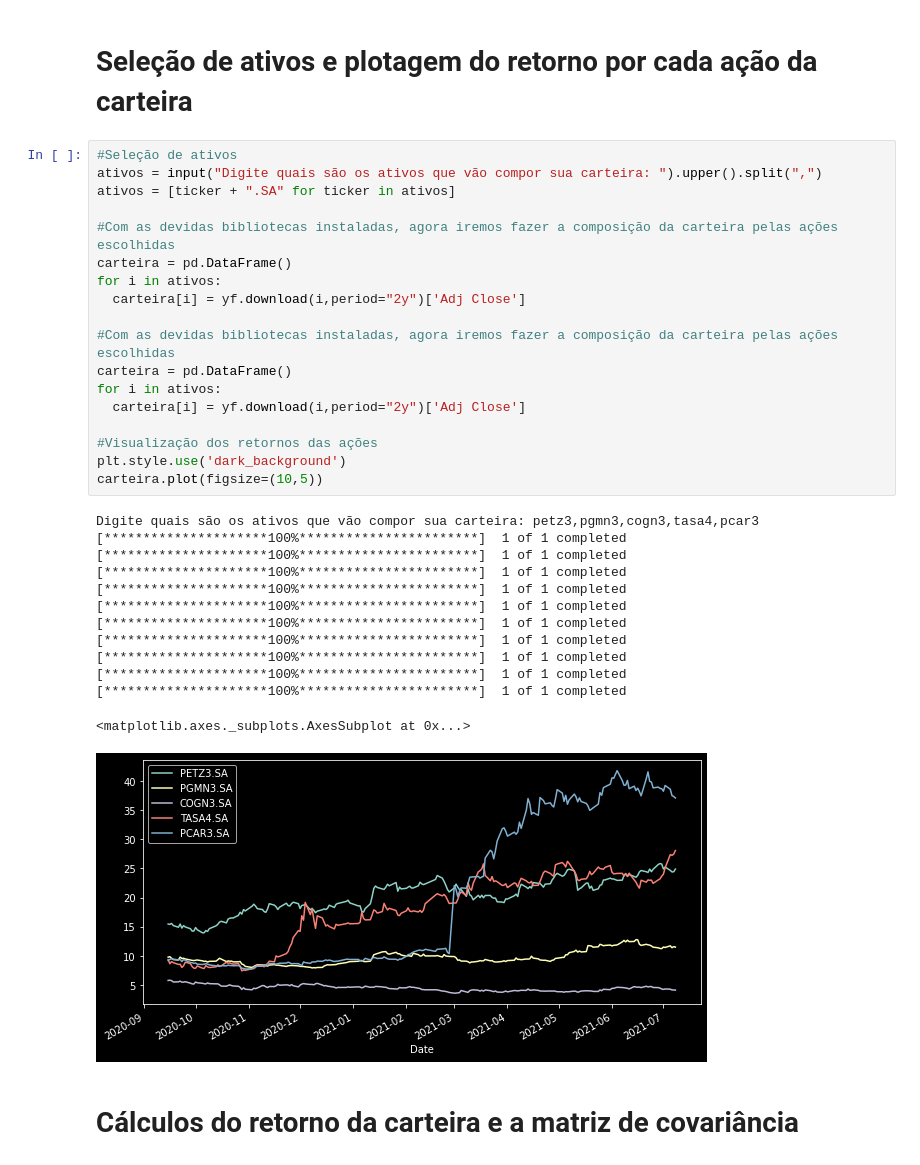
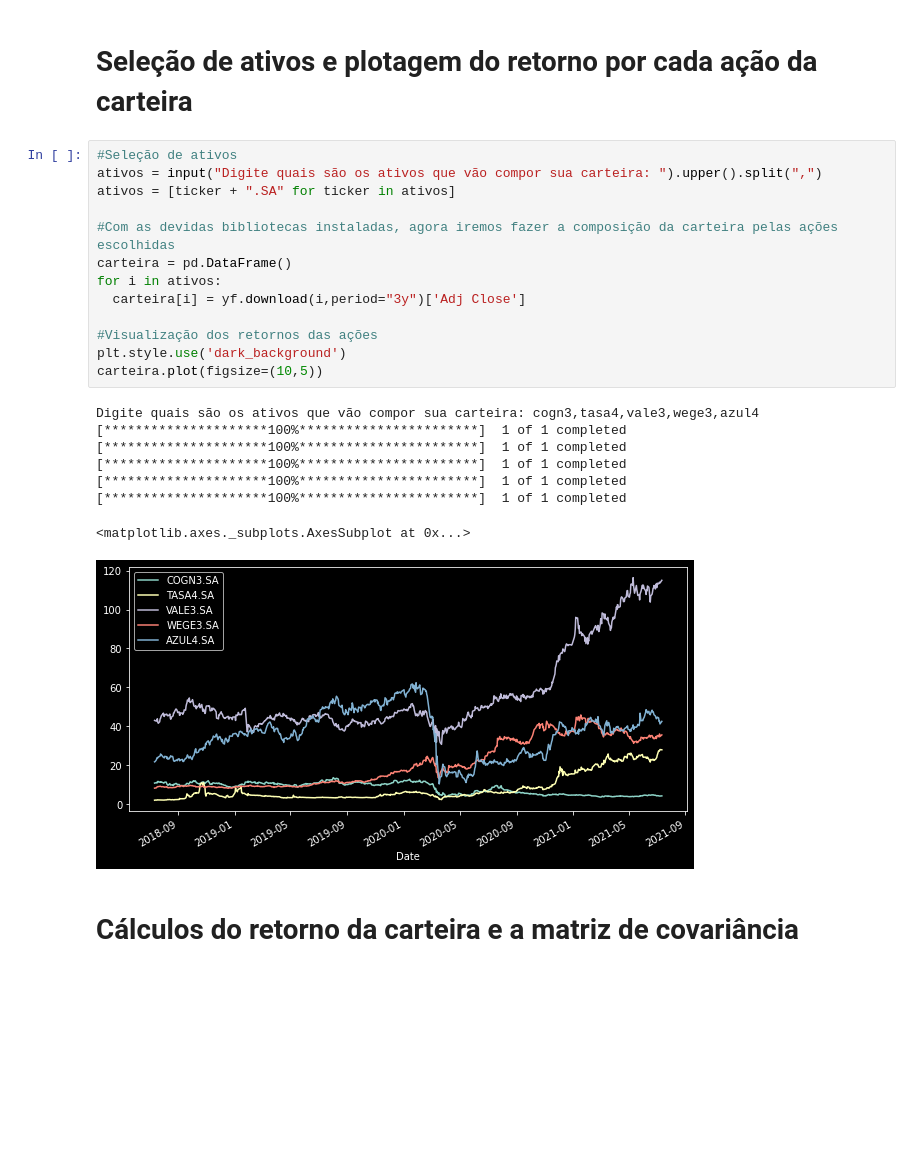
Before and after one commit to thecalebe00/Portfolio-Optimization, a Jupyter notebook: Portfolio_Optimization_FGV_Quant.ipynb, the cells around one changed output. Cells and saved outputs as stored; diff of their text form; blank space fills up the shorter version.

```diff
--- a/Portfolio_Optimization_FGV_Quant.ipynb
+++ b/Portfolio_Optimization_FGV_Quant.ipynb
@@ -20,35 +18,25 @@ import yfinance as yf
 # %%
 #Seleção de ativos
 ativos = input("Digite quais são os ativos que vão compor sua carteira: ").upper().split(",")
 ativos = [ticker + ".SA" for ticker in ativos]
 
 #Com as devidas bibliotecas instaladas, agora iremos fazer a composição da carteira pelas ações escolhidas
 carteira = pd.DataFrame()
 for i in ativos:
-  carteira[i] = yf.download(i,period="2y")['Adj Close']
-
-#Com as devidas bibliotecas instaladas, agora iremos fazer a composição da carteira pelas ações escolhidas
-carteira = pd.DataFrame()
-for i in ativos:
-  carteira[i] = yf.download(i,period="2y")['Adj Close']
+  carteira[i] = yf.download(i,period="3y")['Adj Close']
 
 #Visualização dos retornos das ações
 plt.style.use('dark_background')
 carteira.plot(figsize=(10,5))
 # %% [output]
-Digite quais são os ativos que vão compor sua carteira: petz3,pgmn3,cogn3,tasa4,pcar3
+Digite quais são os ativos que vão compor sua carteira: cogn3,tasa4,vale3,wege3,azul4
 [*********************100%***********************]  1 of 1 completed
 [*********************100%***********************]  1 of 1 completed
 [*********************100%***********************]  1 of 1 completed
 [*********************100%***********************]  1 of 1 completed
 [*********************100%***********************]  1 of 1 completed
-[*********************100%***********************]  1 of 1 completed
-[*********************100%***********************]  1 of 1 completed
-[*********************100%***********************]  1 of 1 completed
-[*********************100%***********************]  1 of 1 completed
-[*********************100%***********************]  1 of 1 completed
 <matplotlib.axes._subplots.AxesSubplot at 0x...>
-[figure, old version]
+[figure, new version]
 # %% [markdown]
 # Cálculos do retorno da carteira e a matriz de covariância
 # %%
```
Also changed, not shown: parts of 21 cells of this notebook.
